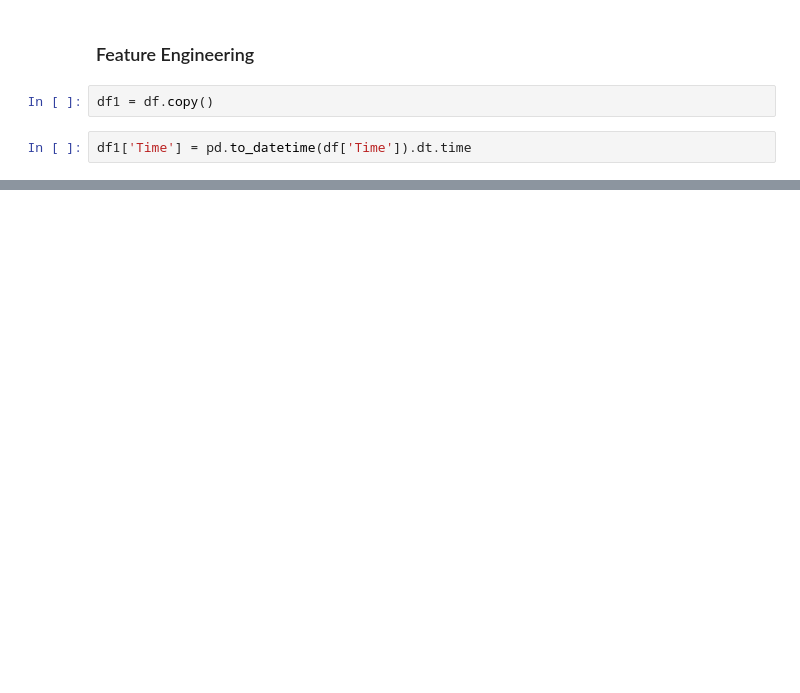
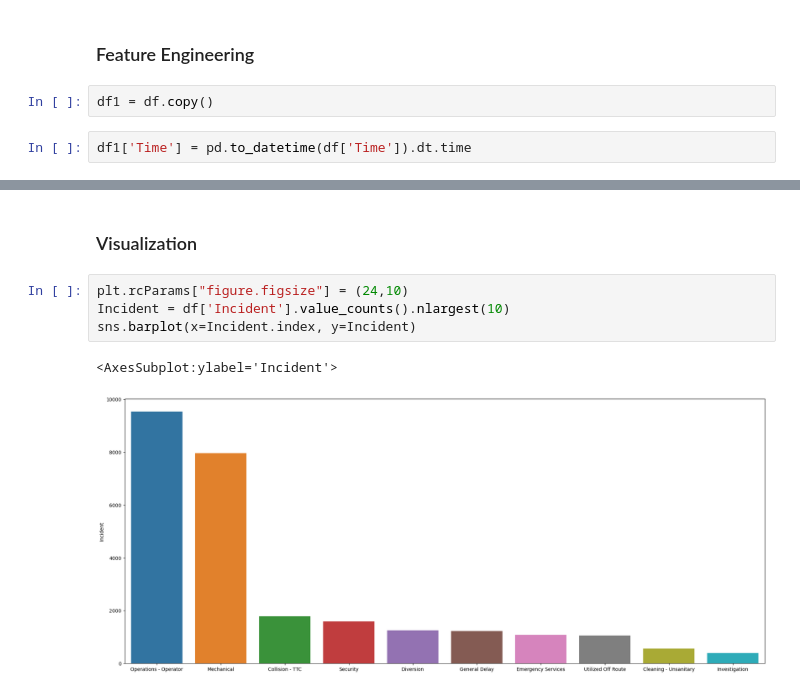
Before and after one commit to BahauddinKalyani/EDA-Toronto-Bus-Delay-2022, a Jupyter notebook: EDA-Toronto-Bus-Delay-2022.ipynb, the cells around one changed output, grey strips where cells are left out. Saved outputs shown, nothing was run; the diff lists cells and outputs as text; blank space fills up the shorter version.

Commit message:
update notebook added the visualization section.

```diff
--- a/EDA-Toronto-Bus-Delay-2022.ipynb
+++ b/EDA-Toronto-Bus-Delay-2022.ipynb
@@ -175,0 +184,9 @@ df1.head(10)
+# %% [markdown]
+### Visualization
+# %%
+plt.rcParams["figure.figsize"] = (24,10)
+Incident = df['Incident'].value_counts().nlargest(10)
+sns.barplot(x=Incident.index, y=Incident)
+# %% [output]
+<AxesSubplot:ylabel='Incident'>
+[figure, added]
```
Also changed, not shown: parts of 11 cells of this notebook.
